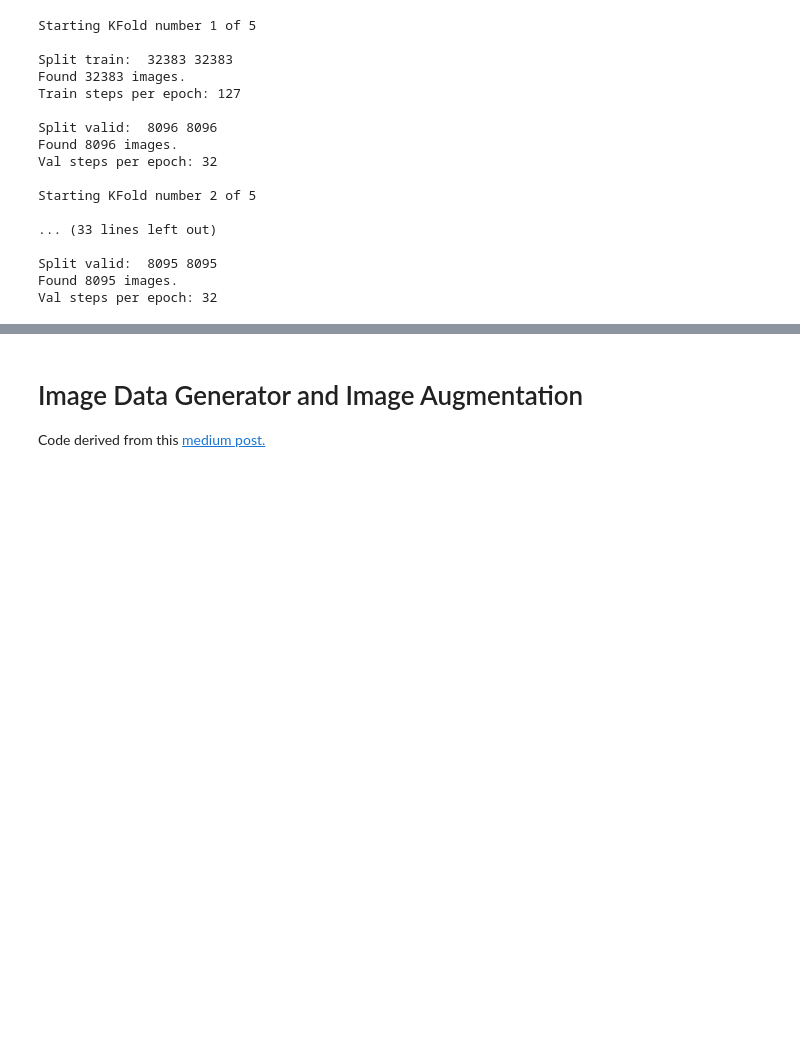
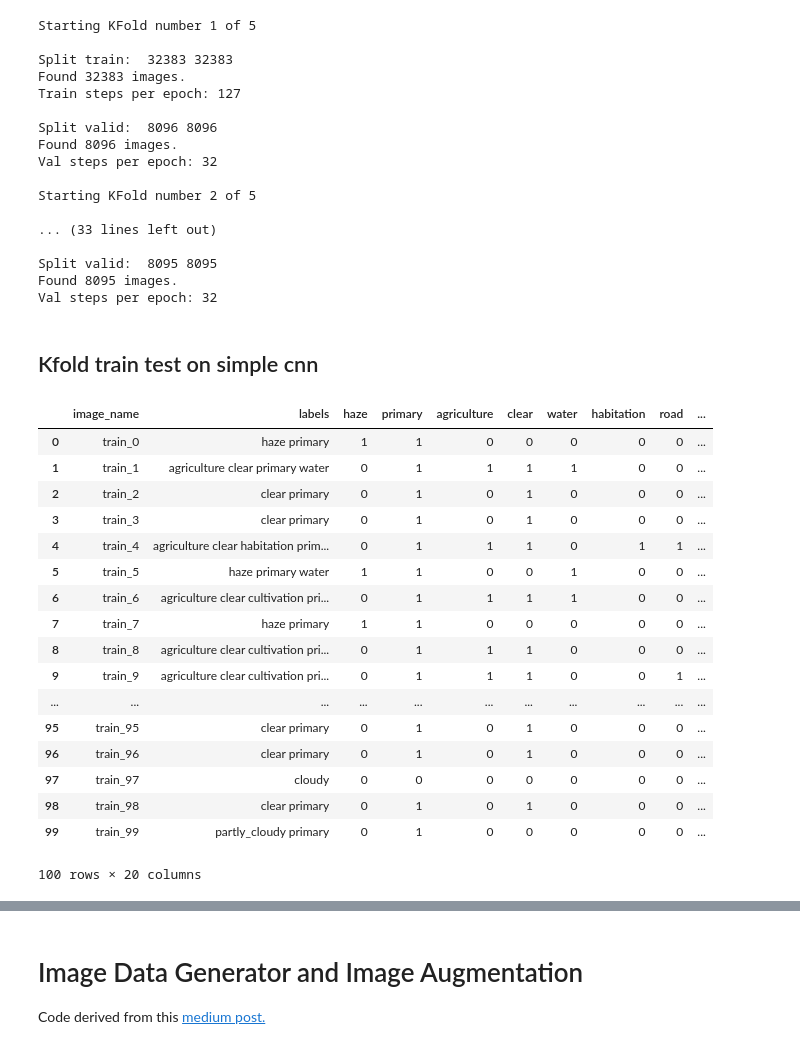
Before and after one commit to cameronbronstein/Planet-Amazon-Deep-Learning, a Jupyter notebook: 3 - Capstone - Modeling.ipynb, the cells around one changed output, grey strips where cells are left out. Drawn from its saved outputs; the diff is of its cells as text; code cells hidden in the pictures; blank space fills up the shorter version.

```diff
--- a/3 - Capstone - Modeling.ipynb
+++ b/3 - Capstone - Modeling.ipynb
@@ -343,3 +439,26 @@ def KFold_Train(data, model, num_epochs, labels = label_columns,
                           beta=2, average='samples'))
 
     return history_list
+# %% [markdown]
+## Kfold train test on simple cnn
+# %%
+training[:100]
+# %% [output]
+|  | image_name | labels | haze | primary | agriculture | clear | water | habitation | road | ... |
+| 0 | train_0 | haze primary | 1 | 1 | 0 | 0 | 0 | 0 | 0 | ... |
+| 1 | train_1 | agriculture clear primary water | 0 | 1 | 1 | 1 | 1 | 0 | 0 | ... |
+| 2 | train_2 | clear primary | 0 | 1 | 0 | 1 | 0 | 0 | 0 | ... |
+| 3 | train_3 | clear primary | 0 | 1 | 0 | 1 | 0 | 0 | 0 | ... |
+| 4 | train_4 | agriculture clear habitation prim... | 0 | 1 | 1 | 1 | 0 | 1 | 1 | ... |
+| 5 | train_5 | haze primary water | 1 | 1 | 0 | 0 | 1 | 0 | 0 | ... |
+| 6 | train_6 | agriculture clear cultivation pri... | 0 | 1 | 1 | 1 | 1 | 0 | 0 | ... |
+| 7 | train_7 | haze primary | 1 | 1 | 0 | 0 | 0 | 0 | 0 | ... |
+| 8 | train_8 | agriculture clear cultivation pri... | 0 | 1 | 1 | 1 | 0 | 0 | 0 | ... |
+| 9 | train_9 | agriculture clear cultivation pri... | 0 | 1 | 1 | 1 | 0 | 0 | 1 | ... |
+| ... | ... | ... | ... | ... | ... | ... | ... | ... | ... | ... |
+| 95 | train_95 | clear primary | 0 | 1 | 0 | 1 | 0 | 0 | 0 | ... |
+| 96 | train_96 | clear primary | 0 | 1 | 0 | 1 | 0 | 0 | 0 | ... |
+| 97 | train_97 | cloudy | 0 | 0 | 0 | 0 | 0 | 0 | 0 | ... |
+| 98 | train_98 | clear primary | 0 | 1 | 0 | 1 | 0 | 0 | 0 | ... |
+| 99 | train_99 | partly_cloudy primary | 0 | 1 | 0 | 0 | 0 | 0 | 0 | ... |
+100 rows × 20 columns
```
Also changed, not shown: parts of 23 cells of this notebook.
